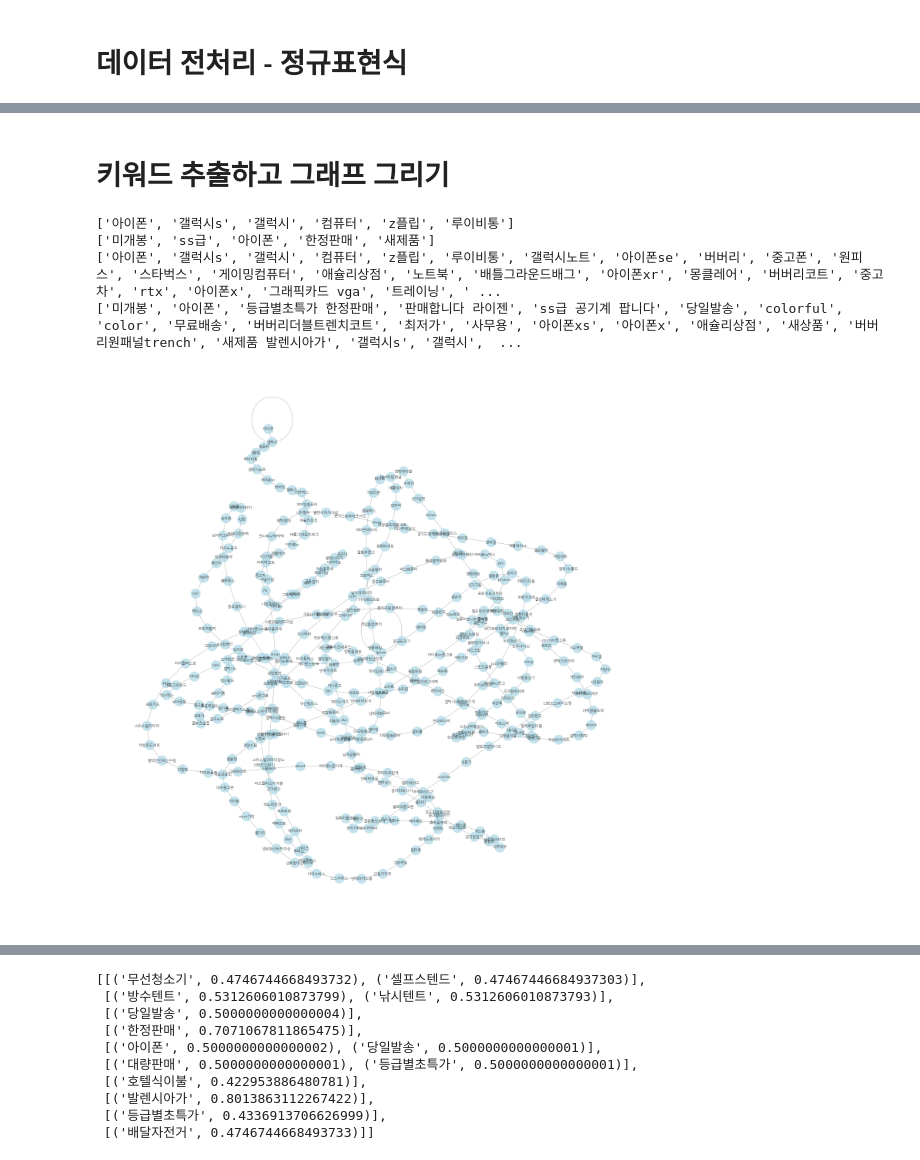
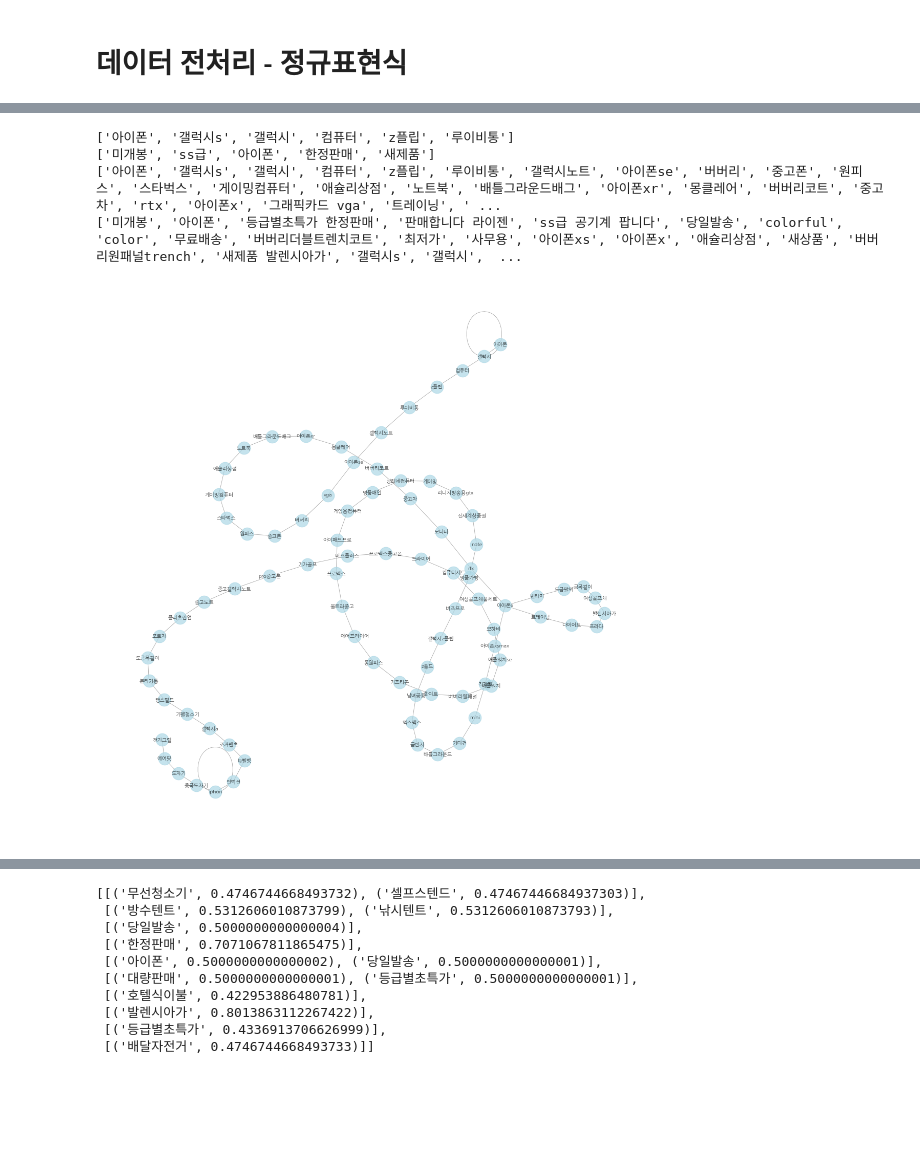
Before and after one commit to hesthers/Project-with-company, a Jupyter notebook: text_analysis.ipynb, the cells around one changed output, grey strips where cells are left out. Cells and saved outputs as stored; diff of their text form; code cells hidden in the pictures; blank space fills up the shorter version.

```diff
--- a/text_analysis.ipynb
+++ b/text_analysis.ipynb
@@ -177,8 +173,6 @@ kw_txt = str(clean_kw)[1:-1]
 # %%
 clean_kw = text_cleaning(kw_txt)
 clean_nm = text_cleaning(name_txt)
-# %% [markdown]
-# 키워드 추출하고 그래프 그리기
 # %%
 #  gensim 라이브러리에서 제공하는 text rank 방식의 키워드 추출 함수로 실습해봅시다.
 from gensim.summarization import keywords
@@ -206,7 +202,7 @@ def displayGraph(textGraph):
 
         textGraph.edge_weight(edge)
     pos = nx.spring_layout(graph)
-    plt.figure(figsize=(20, 20))
+    plt.figure(figsize=(15, 15))
     nx.draw(graph, pos, edge_color='gray', width=0.8, linewidths=1.2,
             node_size=600, node_color='lightblue', alpha=0.7,
             labels={node: node for node in graph.nodes()}, font_family='NanumGothic',font_size=10)
@@ -214,8 +210,8 @@ def displayGraph(textGraph):
     # plt.rc('font', family='NanumGothic')
     plt.show()
 # %%
-kw_text = keywords(clean_kw)
+kw_text = keywords(clean_kw, ratio = 0.05)
 displayGraph(get_graph(kw_text))
 # %% [output]
-[figure, old version]
+[figure, new version]
 # %%
```
Also changed, not shown: parts of 21 cells of this notebook.
